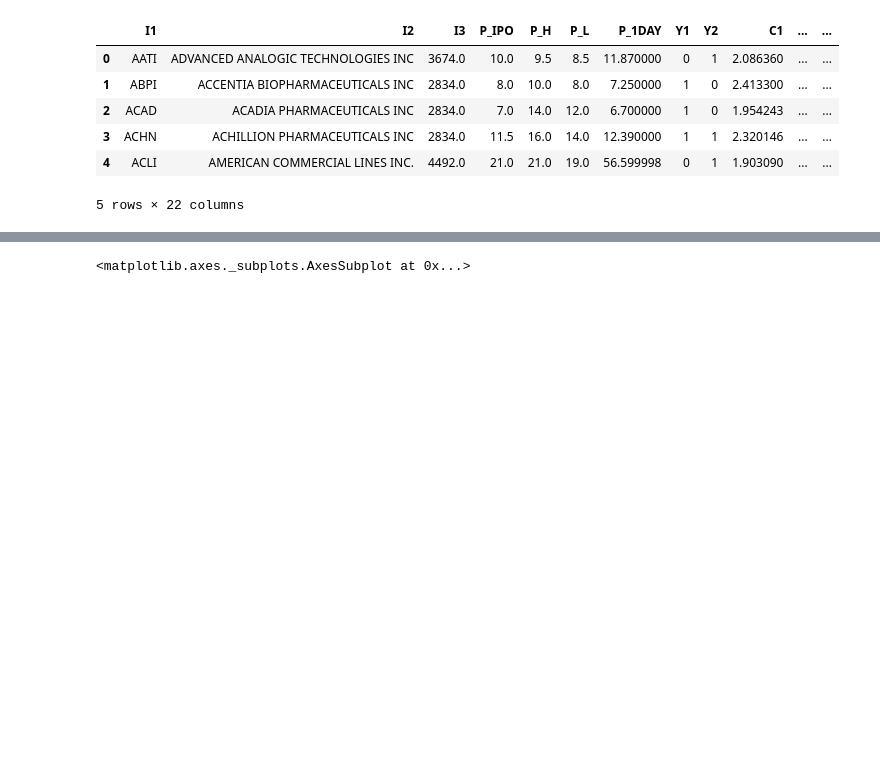
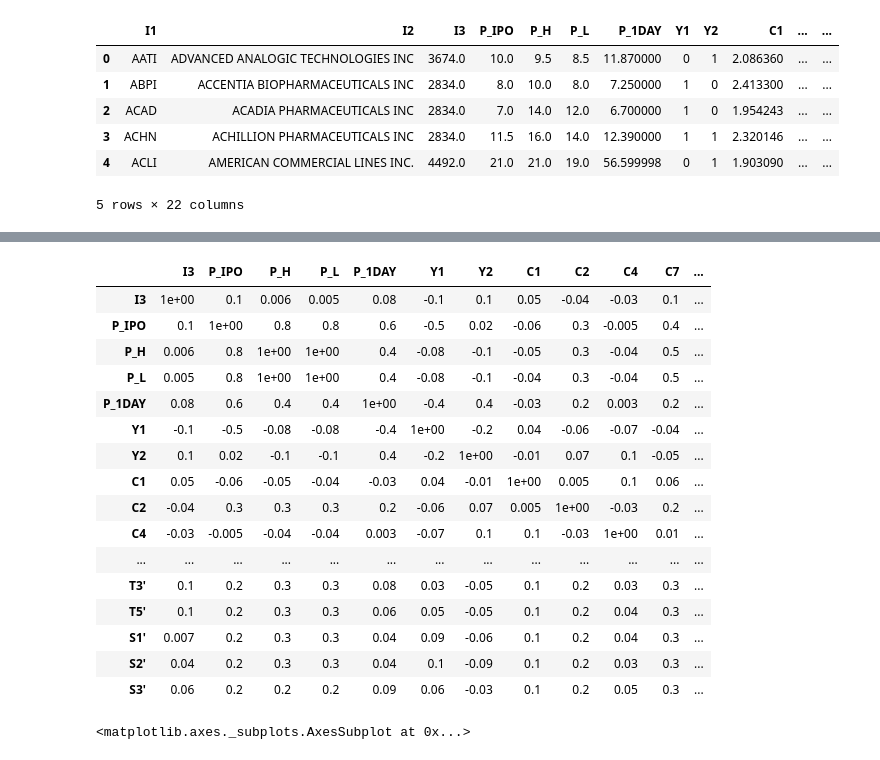
Before and after one commit to BA545-SP2019/2019-competition1-jkj, a Jupyter notebook: Pipeline 1 (Z-Score)/FilterCorrelation1.ipynb, the cells around one changed output, grey strips where cells are left out. Cells and saved outputs as stored; diff of their text form; code cells hidden in the pictures; blank space fills up the shorter version.

Commit message:
updated correlation

```diff
--- a/Pipeline 1 (Z-Score)/FilterCorrelation1.ipynb
+++ b/Pipeline 1 (Z-Score)/FilterCorrelation1.ipynb
@@ -48,2 +48,23 @@ S3'     0.382536  0.822612  0.844606  0.666828  0.706785  1.000000
+# %%
+# Create the matrix of correlation score between the features and the label
+corr_df.corr(method='spearman').style.format("{:.1}").background_gradient(cmap=plt.get_cmap('coolwarm'), axis=1)
+# %% [output]
+|  | I3 | P_IPO | P_H | P_L | P_1DAY | Y1 | Y2 | C1 | C2 | C4 | C7 | ... |
+| I3 | 1e+00 | 0.1 | 0.006 | 0.005 | 0.08 | -0.1 | 0.1 | 0.05 | -0.04 | -0.03 | 0.1 | ... |
+| P_IPO | 0.1 | 1e+00 | 0.8 | 0.8 | 0.6 | -0.5 | 0.02 | -0.06 | 0.3 | -0.005 | 0.4 | ... |
+| P_H | 0.006 | 0.8 | 1e+00 | 1e+00 | 0.4 | -0.08 | -0.1 | -0.05 | 0.3 | -0.04 | 0.5 | ... |
+| P_L | 0.005 | 0.8 | 1e+00 | 1e+00 | 0.4 | -0.08 | -0.1 | -0.04 | 0.3 | -0.04 | 0.5 | ... |
+| P_1DAY | 0.08 | 0.6 | 0.4 | 0.4 | 1e+00 | -0.4 | 0.4 | -0.03 | 0.2 | 0.003 | 0.2 | ... |
+| Y1 | -0.1 | -0.5 | -0.08 | -0.08 | -0.4 | 1e+00 | -0.2 | 0.04 | -0.06 | -0.07 | -0.04 | ... |
+| Y2 | 0.1 | 0.02 | -0.1 | -0.1 | 0.4 | -0.2 | 1e+00 | -0.01 | 0.07 | 0.1 | -0.05 | ... |
+| C1 | 0.05 | -0.06 | -0.05 | -0.04 | -0.03 | 0.04 | -0.01 | 1e+00 | 0.005 | 0.1 | 0.06 | ... |
+| C2 | -0.04 | 0.3 | 0.3 | 0.3 | 0.2 | -0.06 | 0.07 | 0.005 | 1e+00 | -0.03 | 0.2 | ... |
+| C4 | -0.03 | -0.005 | -0.04 | -0.04 | 0.003 | -0.07 | 0.1 | 0.1 | -0.03 | 1e+00 | 0.01 | ... |
+| ... | ... | ... | ... | ... | ... | ... | ... | ... | ... | ... | ... | ... |
+| T3' | 0.1 | 0.2 | 0.3 | 0.3 | 0.08 | 0.03 | -0.05 | 0.1 | 0.2 | 0.03 | 0.3 | ... |
+| T5' | 0.1 | 0.2 | 0.3 | 0.3 | 0.06 | 0.05 | -0.05 | 0.1 | 0.2 | 0.04 | 0.3 | ... |
+| S1' | 0.007 | 0.2 | 0.3 | 0.3 | 0.04 | 0.09 | -0.06 | 0.1 | 0.2 | 0.04 | 0.3 | ... |
+| S2' | 0.04 | 0.2 | 0.3 | 0.3 | 0.04 | 0.1 | -0.09 | 0.1 | 0.2 | 0.03 | 0.3 | ... |
+| S3' | 0.06 | 0.2 | 0.2 | 0.2 | 0.09 | 0.06 | -0.03 | 0.1 | 0.2 | 0.05 | 0.3 | ... |
 # %%
 
```
Also changed, not shown: parts of 2 cells of this notebook.
